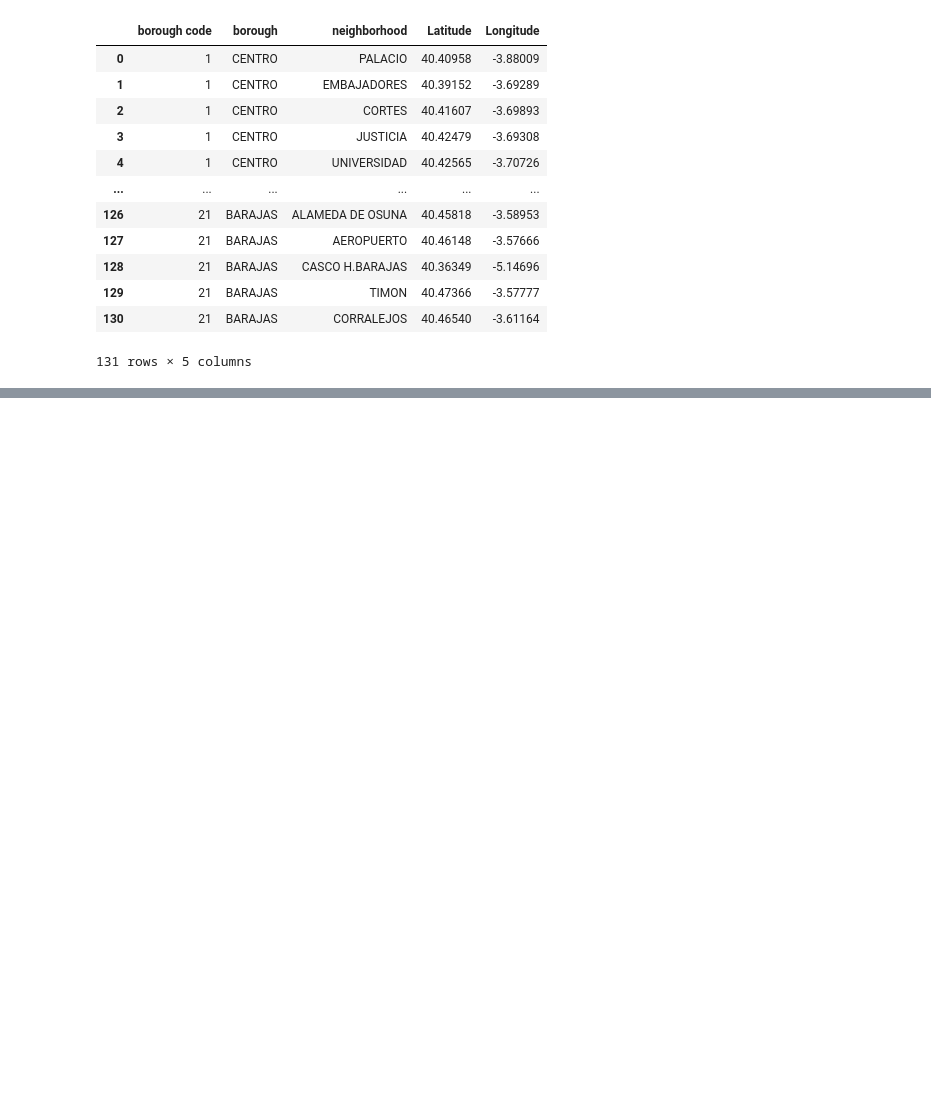
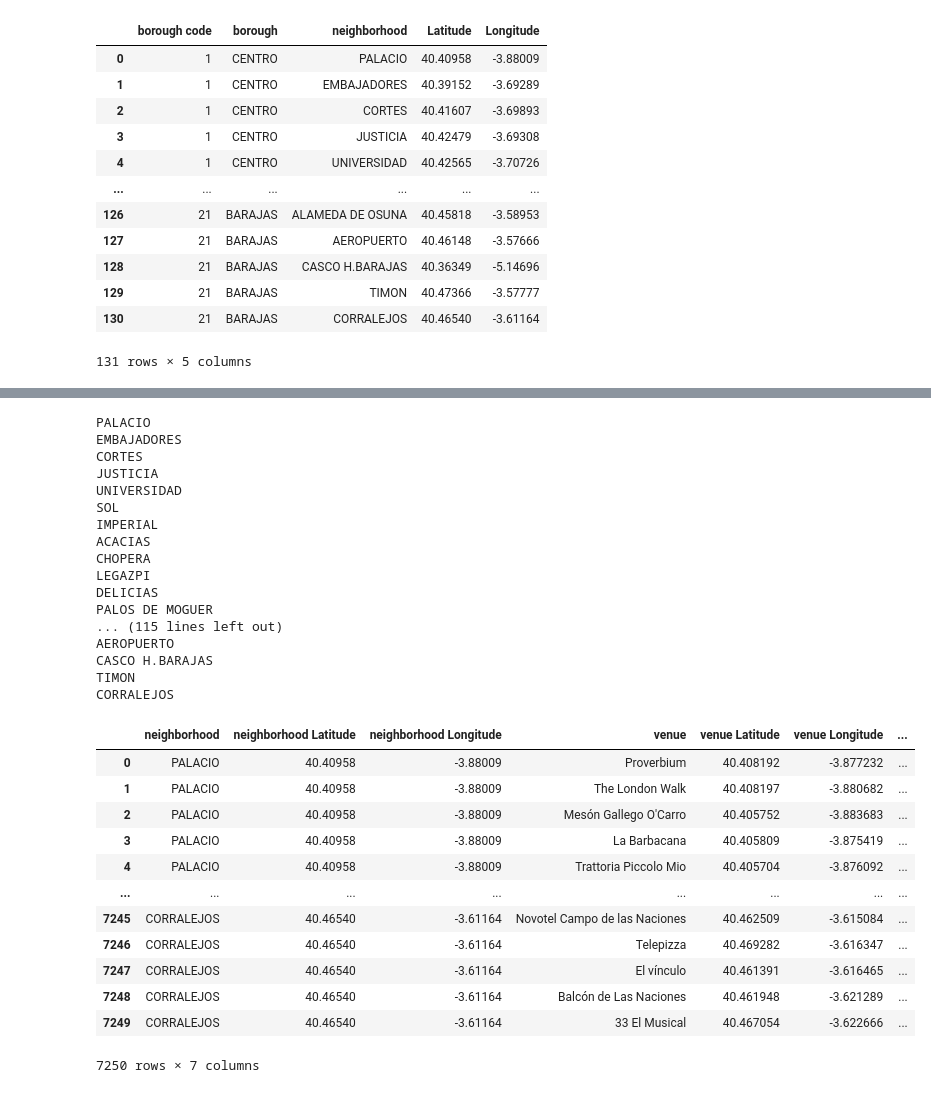
Before and after one commit to Rafa-SP/Battle-of-the-neighborhoods-Madrid, a Jupyter notebook: Battle-of-the-neighborhoods-madrid.ipynb, the cells around one changed output, grey strips where cells are left out. Saved outputs shown, nothing was run; the diff lists cells and outputs as text; code cells hidden in the pictures; blank space fills up the shorter version.

```diff
--- a/Battle-of-the-neighborhoods-madrid.ipynb
+++ b/Battle-of-the-neighborhoods-madrid.ipynb
@@ -211,0 +148,5 @@ ACCESS_TOKEN = 'DNODNBNHFAMUNV0MCNQUWXR4RRSCD4QPPAUTQNWZLAEC544E' # your FourSqu
+# %%
+# Foursquare credentials
+CLIENT_ID = '5PDPRZ2A2ICKWCPF40WJYJGMXP24NH1QDS3EFI2WOX1K2HV1'
+CLIENT_SECRET = 'HLPXY3G4VQDS4IIKVVZUJEDN5ZRKYL4GV1KG2I0WTMPB5YVJ'
+VERSION = '20201110'
@@ -211,0 +206,38 @@ ACCESS_TOKEN = 'DNODNBNHFAMUNV0MCNQUWXR4RRSCD4QPPAUTQNWZLAEC544E' # your FourSqu
+# %%
+#call the function
+madrid_venues = getNearbyVenues(names=boroughs_mad['neighborhood'],
+                                   latitudes=boroughs_mad['Latitude'],
+                                   longitudes=boroughs_mad['Longitude'])
+
+madrid_venues
+# %% [output]
+PALACIO
+EMBAJADORES
+CORTES
+JUSTICIA
+UNIVERSIDAD
+SOL
+IMPERIAL
+ACACIAS
+CHOPERA
+LEGAZPI
+DELICIAS
+PALOS DE MOGUER
+... (115 lines left out)
+AEROPUERTO
+CASCO H.BARAJAS
+TIMON
+CORRALEJOS
+|  | neighborhood | neighborhood Latitude | neighborhood Longitude | venue | venue Latitude | venue Longitude | ... |
+| 0 | PALACIO | 40.40958 | -3.88009 | Proverbium | 40.408192 | -3.877232 | ... |
+| 1 | PALACIO | 40.40958 | -3.88009 | The London Walk | 40.408197 | -3.880682 | ... |
+| 2 | PALACIO | 40.40958 | -3.88009 | Mesón Gallego O'Carro | 40.405752 | -3.883683 | ... |
+| 3 | PALACIO | 40.40958 | -3.88009 | La Barbacana | 40.405809 | -3.875419 | ... |
+| 4 | PALACIO | 40.40958 | -3.88009 | Trattoria Piccolo Mio | 40.405704 | -3.876092 | ... |
+| ... | ... | ... | ... | ... | ... | ... | ... |
+| 7245 | CORRALEJOS | 40.46540 | -3.61164 | Novotel Campo de las Naciones | 40.462509 | -3.615084 | ... |
+| 7246 | CORRALEJOS | 40.46540 | -3.61164 | Telepizza | 40.469282 | -3.616347 | ... |
+| 7247 | CORRALEJOS | 40.46540 | -3.61164 | El vínculo | 40.461391 | -3.616465 | ... |
+| 7248 | CORRALEJOS | 40.46540 | -3.61164 | Balcón de Las Naciones | 40.461948 | -3.621289 | ... |
+| 7249 | CORRALEJOS | 40.46540 | -3.61164 | 33 El Musical | 40.467054 | -3.622666 | ... |
+7250 rows × 7 columns
```
Also changed, not shown: parts of 20 cells of this notebook.
